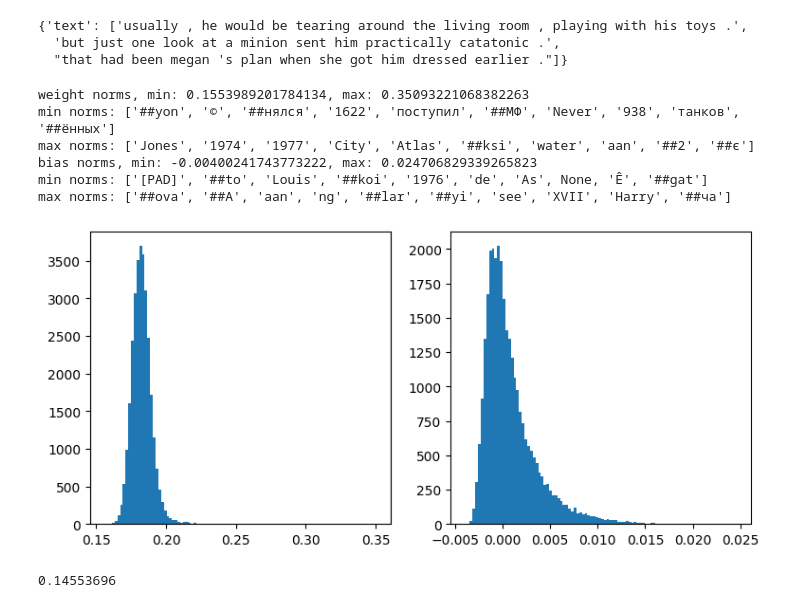
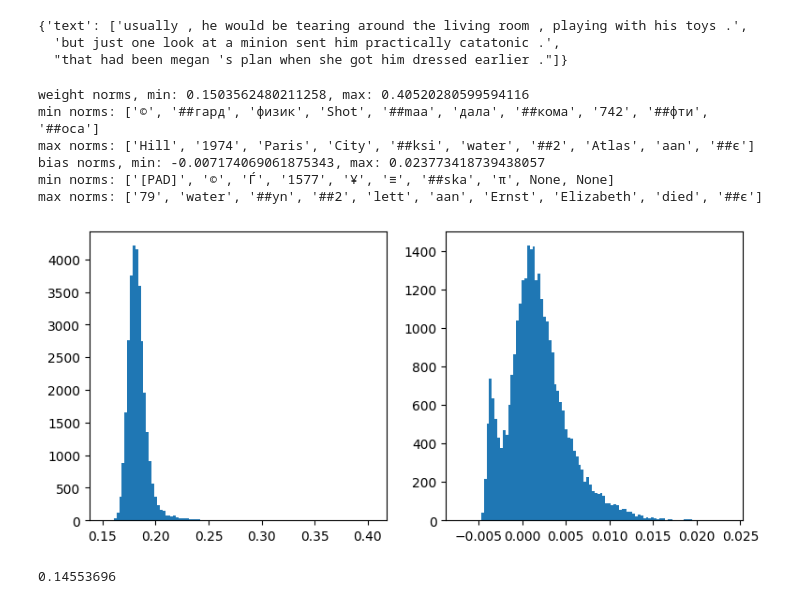
Before and after one commit to tzuhanwen/absolute-bert, a Jupyter notebook: inspect-umap.ipynb, the cells around one changed output. Cells and saved outputs as stored; diff of their text form; code cells hidden in the pictures.

```diff
--- a/inspect-umap.ipynb
+++ b/inspect-umap.ipynb
@@ -34,15 +269,5 @@ subpath = '20240704.21:33:23' # 7 abs_bert, wiki, xavier_init_embedding
 # subpath = '20240709.10:26:55' # abs_architecture, lr 1e-5~1e-3, early exploded
 subpath = '20240709.11:13:35' # abs_architecture, lr 1e-5~1e-3, exploded at 10000
 subpath = '20240709.12:14:48' # time_attention, lr 1e-5~1e-3, exploded at before 6000
-subpath = '20240709.14:18:30'
-subpath = '20240709.15:13:59'
-subpath = '20240709.16:56:30'
-subpath = '20240710.02:31:19' # sum_of_softmax
-# subpath = '20240710.03:33:50' # e1_as_pivot
-subpath = '20240710.15:09:00' # e1_as_pivot
-# subpath = '20240710.18:31:50' # sum_of_softmax
+
 subpath = '20240710.23:13:03' # all1_as_pivot, mask_prob0.15
-
-
-epoch_num = 0
-batch_num = 5000
@@ -153,46 +274,40 @@ class Absolute_bert_for_masked_LM(nn.Module):
 # %%
+epoch_num = 0
+batch_num = 10000
+
+
 folder_path = pathlib.Path('data/limanet/')
 
-# RNN = torch.load(folder_path/subpath/f'batch_{batch_num}-model.pt', map_location='cpu')
 model = torch.load(folder_path/subpath/f'epoch_{epoch_num}-batch_{batch_num}-model.pt', map_location='cpu')
-# model = torch.load(folder_path/subpath/f'batch_{batch_num}-model.pt', map_location='cpu')
-# model = RNN
-# model = RNN.model
-
-# epoch_num = 0
-# RNN = torch.load(folder_path/subpath/f'epoch_{epoch_num}-model.pt', map_location='cpu')
-
-# word_reprs_complex = model.predictor.all_word_embeddings()
-# word_reprs = torch.concat([word_reprs_complex.real, word_reprs_complex.imag], dim=-1).detach().numpy()
 word_reprs = model.word_embeddings().detach()
 
 _, (ax_w, ax_b) = plt.subplots(1, 2, figsize=[9, 4])
 
 # weight stats
 norms = np.linalg.norm(word_reprs, axis=1)
 indices = norms.argsort()
 print(f"weight norms, min: {norms.min()}, max: {norms.max()}")
 print("min norms:", tokenizer.convert_ids_to_tokens(indices[:10]))
 print("max norms:", tokenizer.convert_ids_to_tokens(indices[-10:]))
 _ = ax_w.hist(norms, bins=100)
 
 # bias stats
 biases = model.bias.detach()
 indices = biases.argsort()
 print(f"bias norms, min: {biases.min()}, max: {biases.max()}")
 print("min norms:", tokenizer.convert_ids_to_tokens(indices[:10]))
 print("max norms:", tokenizer.convert_ids_to_tokens(indices[-10:]))
 if hasattr(model, 'predictor') and hasattr(model.predictor, 'base_vec'):
   print(f"base vec norm: {model.predictor.base_vec.norm()}")
 _ = ax_b.hist(biases, bins=100)
 # %% [output]
-weight norms, min: 0.1553989201784134, max: 0.35093221068382263
-min norms: ['##yon', '©', '##нялся', '1622', 'поступил', '##МФ', 'Never', '938', 'танков', '##ённых']
-max norms: ['Jones', '1974', '1977', 'City', 'Atlas', '##ksi', 'water', 'aan', '##2', '##є']
-bias norms, min: -0.00400241743773222, max: 0.024706829339265823
-min norms: ['[PAD]', '##to', 'Louis', '##koi', '1976', 'de', 'As', None, 'Ê', '##gat']
-max norms: ['##ova', '##A', 'aan', 'ng', '##lar', '##yi', 'see', 'XVII', 'Harry', '##ча']
+weight norms, min: 0.1503562480211258, max: 0.40520280599594116
+min norms: ['©', '##гард', 'физик', 'Shot', '##maa', 'дала', '##кома', '742', '##фти', '##оса']
+max norms: ['Hill', '1974', 'Paris', 'City', '##ksi', 'water', '##2', 'Atlas', 'aan', '##є']
+bias norms, min: -0.007174069061875343, max: 0.023773418739438057
+min norms: ['[PAD]', '©', 'Ѓ', '1577', '¥', '≡', '##ska', 'π', None, None]
+max norms: ['79', 'water', '##yn', '##2', 'lett', 'aan', 'Ernst', 'Elizabeth', 'died', '##є']
-[figure, old version]
+[figure, new version]
 # %%
 # %%time
 from collections import defaultdict
```
Also changed, not shown: parts of 11 cells of this notebook, 4 other files.
